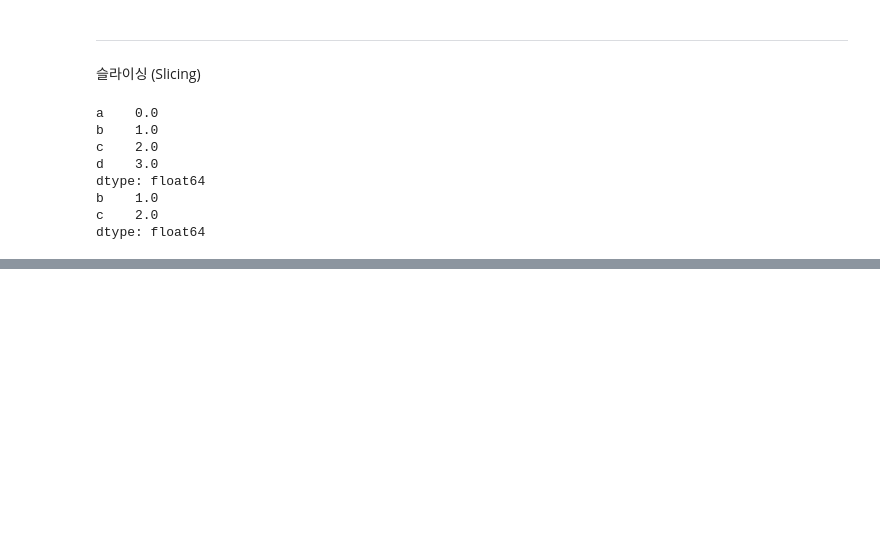
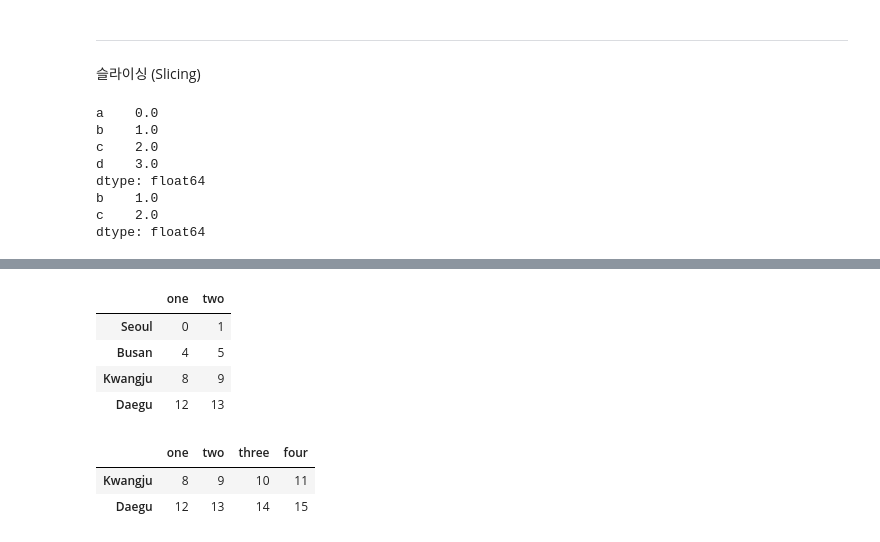
Before and after one commit to Suhwan-Ji/Study_DataScience, a Jupyter notebook: DataHandling/12. Pandas(1).ipynb, the cells around one changed output, grey strips where cells are left out. Drawn from its saved outputs; the diff is of its cells as text; code cells hidden in the pictures; blank space fills up the shorter version.

```diff
--- a/DataHandling/12. Pandas(1).ipynb
+++ b/DataHandling/12. Pandas(1).ipynb
@@ -746,0 +767,16 @@ dtype: float64
+# %%
+#열로 슬라이싱
+data[['one','two']]
+# %% [output]
+|  | one | two |
+| Seoul | 0 | 1 |
+| Busan | 4 | 5 |
+| Kwangju | 8 | 9 |
+| Daegu | 12 | 13 |
+# %%
+#data[-2:]
+data[2:]
+# %% [output]
+|  | one | two | three | four |
+| Kwangju | 8 | 9 | 10 | 11 |
+| Daegu | 12 | 13 | 14 | 15 |
```
Also changed, not shown: parts of 11 cells of this notebook.
